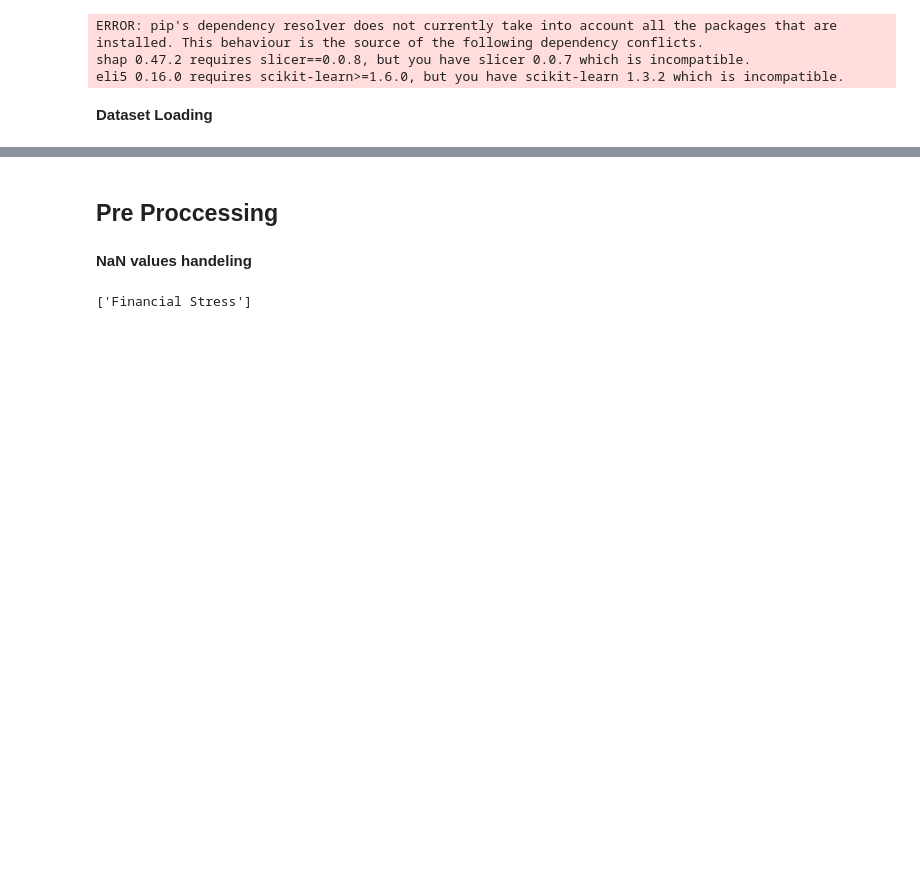
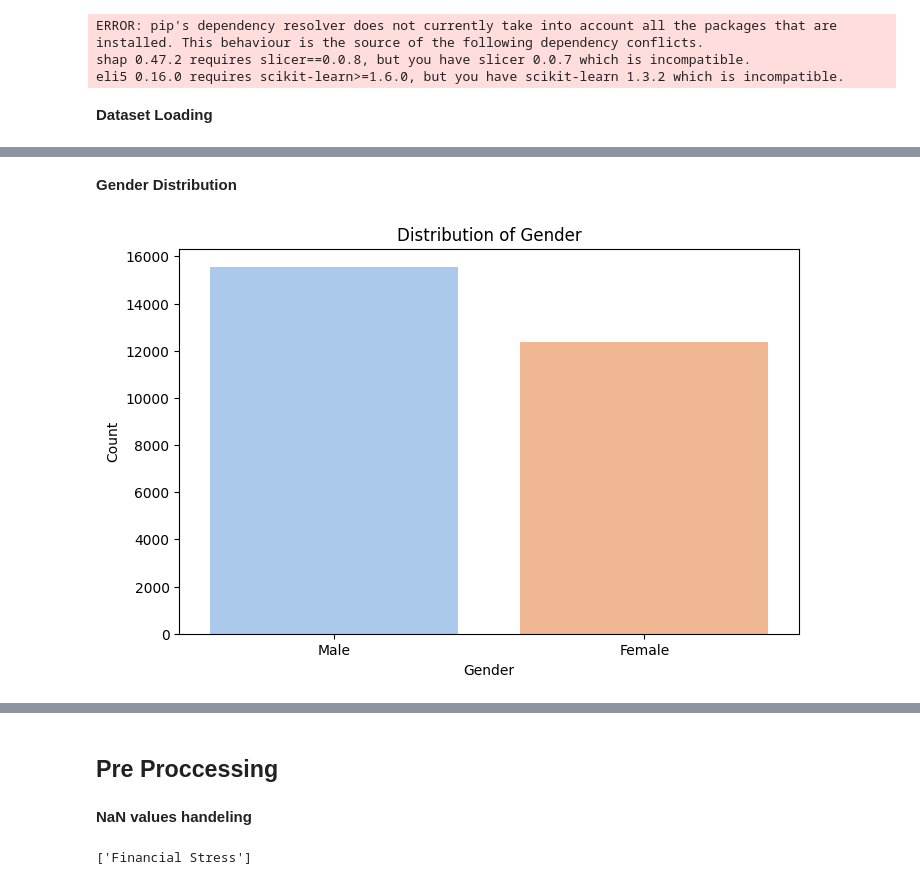
Before and after one commit to guyko29/student-depression-model, a Jupyter notebook: Student Depression Prediction.ipynb, the cells around one changed output, grey strips where cells are left out. Saved outputs shown, nothing was run; the diff lists cells and outputs as text; code cells hidden in the pictures; blank space fills up the shorter version.

```diff
--- a/Student Depression Prediction.ipynb
+++ b/Student Depression Prediction.ipynb
@@ -57,0 +109,12 @@ df = pd.read_csv(file_path)
+# %% [markdown]
+**Gender Distribution**
+# %%
+plt.figure(figsize=(8, 5))
+sns.countplot(x='Gender', data=df, hue='Gender', palette='pastel', legend=False,
+              order=df['Gender'].value_counts().index)
+plt.title('Distribution of Gender')
+plt.xlabel('Gender')
+plt.ylabel('Count')
+plt.show()
+# %% [output]
+[figure, added]
```
Also changed, not shown: parts of 23 cells of this notebook.
